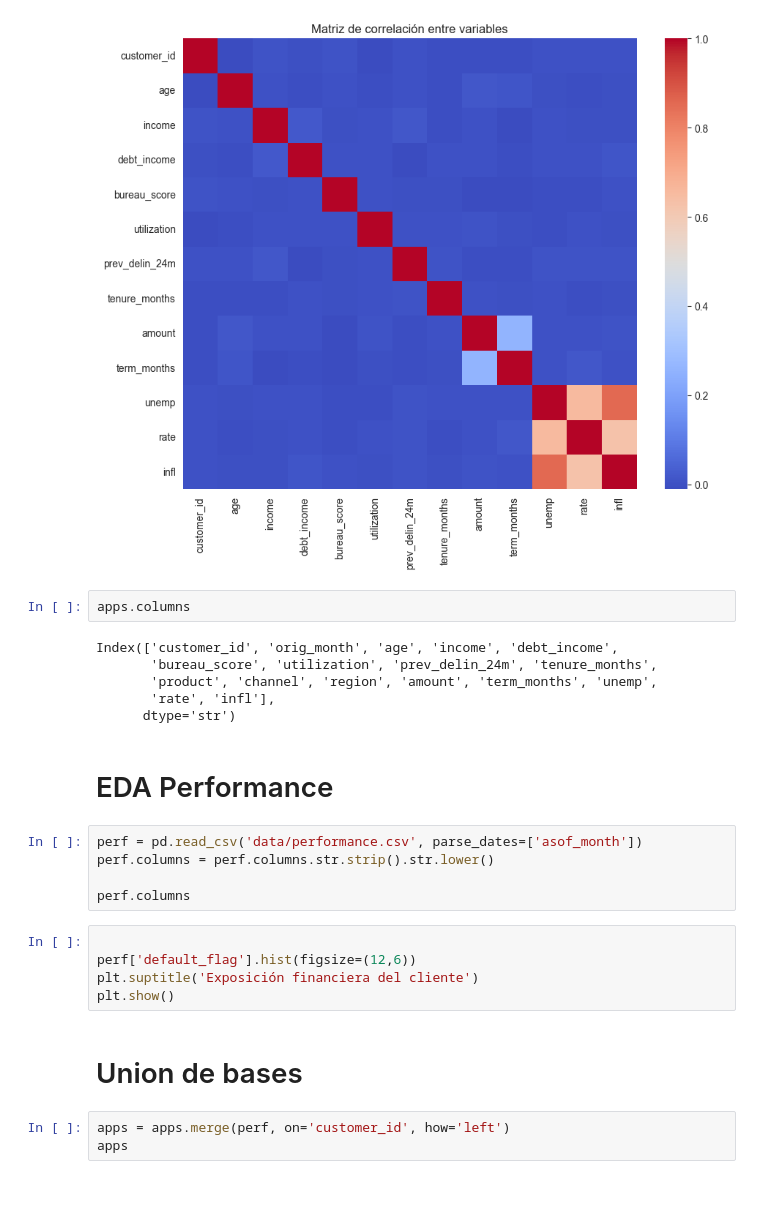
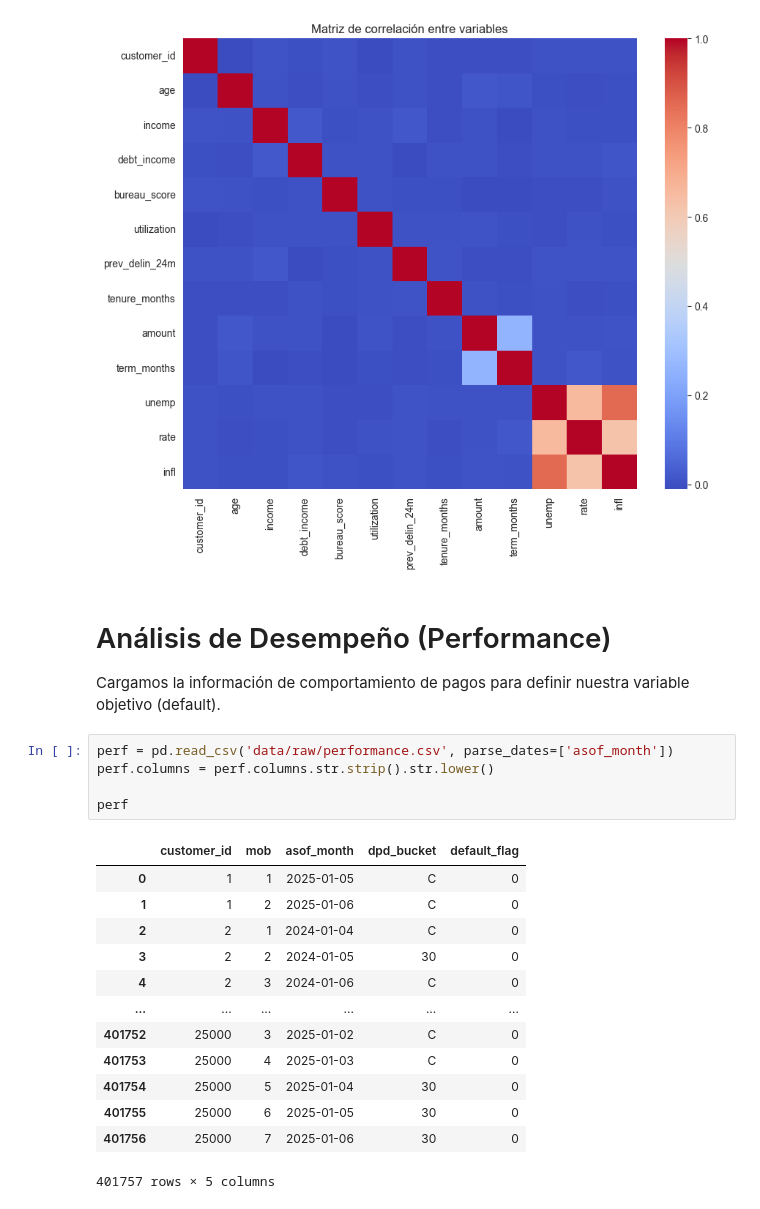
Before and after one commit to lioact/Prueba-Monex, a Jupyter notebook: 00 EDA.ipynb, the cells around one changed output. Cells and saved outputs as stored; diff of their text form.

```diff
--- a/01 EDA.ipynb
+++ b/00 EDA.ipynb
@@ -160,28 +177,26 @@ plt.title('Matriz de correlación entre variables')
 plt.show()
 # %% [output]
 [figure]
-# %%
-apps.columns
-# %% [output]
-Index(['customer_id', 'orig_month', 'age', 'income', 'debt_income',
-       'bureau_score', 'utilization', 'prev_delin_24m', 'tenure_months',
-       'product', 'channel', 'region', 'amount', 'term_months', 'unemp',
-       'rate', 'infl'],
-      dtype='str')
 # %% [markdown]
-# EDA Performance
+# Análisis de Desempeño (Performance)
+
+Cargamos la información de comportamiento de pagos para definir nuestra variable objetivo (default).
 # %%
-perf = pd.read_csv('data/performance.csv', parse_dates=['asof_month'])
+perf = pd.read_csv('data/raw/performance.csv', parse_dates=['asof_month'])
 perf.columns = perf.columns.str.strip().str.lower()
 
-perf.columns
+perf
+# %% [output]
+|  | customer_id | mob | asof_month | dpd_bucket | default_flag |
+| 0 | 1 | 1 | 2025-01-05 | C | 0 |
+| 1 | 1 | 2 | 2025-01-06 | C | 0 |
+| 2 | 2 | 1 | 2024-01-04 | C | 0 |
+| 3 | 2 | 2 | 2024-01-05 | 30 | 0 |
+| 4 | 2 | 3 | 2024-01-06 | C | 0 |
+| ... | ... | ... | ... | ... | ... |
+| 401752 | 25000 | 3 | 2025-01-02 | C | 0 |
+| 401753 | 25000 | 4 | 2025-01-03 | C | 0 |
+| 401754 | 25000 | 5 | 2025-01-04 | 30 | 0 |
+| 401755 | 25000 | 6 | 2025-01-05 | 30 | 0 |
+| 401756 | 25000 | 7 | 2025-01-06 | 30 | 0 |
+401757 rows × 5 columns
-# %%
-
-perf['default_flag'].hist(figsize=(12,6))
-plt.suptitle('Exposición financiera del cliente')
-plt.show()
-# %% [markdown]
-# Union de bases
-# %%
-apps = apps.merge(perf, on='customer_id', how='left')
-apps
```
Also changed, not shown: parts of 32 cells of this notebook, 10 other files.
